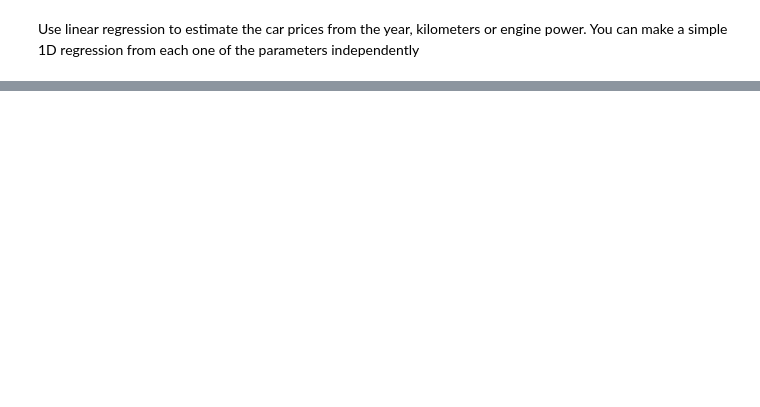
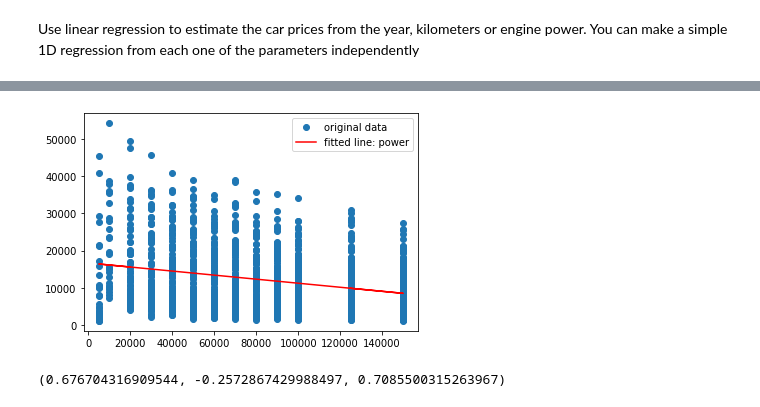
Before and after one commit to RiccardoTancredi/MachineLearning, a Jupyter notebook: Lab_0/Intro_Lab_Assignment.ipynb, the cells around one changed output, grey strips where cells are left out. Drawn from its saved outputs; the diff is of its cells as text; code cells hidden in the pictures; blank space fills up the shorter version.

```diff
--- a/Lab_0/Intro_Lab_Assignment.ipynb
+++ b/Lab_0/Intro_Lab_Assignment.ipynb
@@ -59,11 +119,20 @@ You can make a simple 1D regression from each one of the parameters independentl
 # %%
 # linear regression with linregress (estimate price from km)
 
 # your code...
+plt.plot(dataset_km, dataset_price, 'o', label='original data')
+plt.plot(dataset_km, intercept_km + slope_km*dataset_km, 'r', label='fitted line: power')
+plt.legend()
+plt.show()
+# %% [output]
+[figure, added]
 # %%
 # Have a look at the correlation coefficients to see which of the 3 features works better
 
 # your code......
+rvalue_year, rvalue_km, rvalue_power
+# %% [output]
+(0.676704316909544, -0.2572867429988497, 0.7085500315263967)
 # %%
 # (Optional) 2D linear regression with linear model (estimate price from year and power)
 
```
Also changed, not shown: parts of 11 cells of this notebook, 4 other files.
